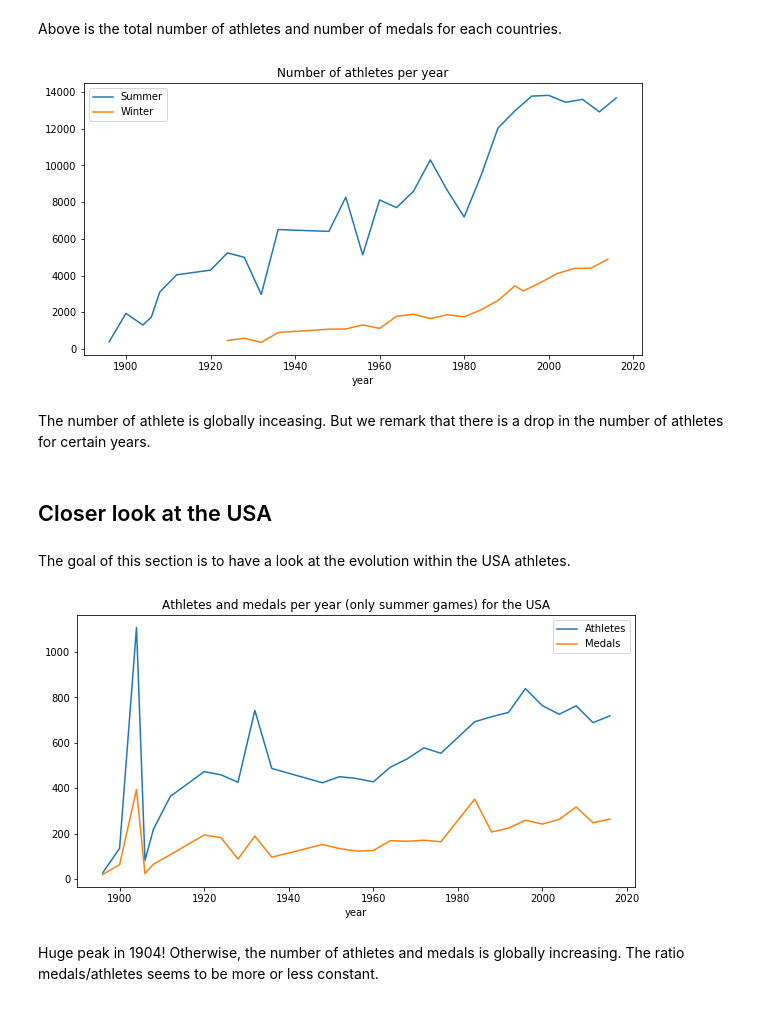
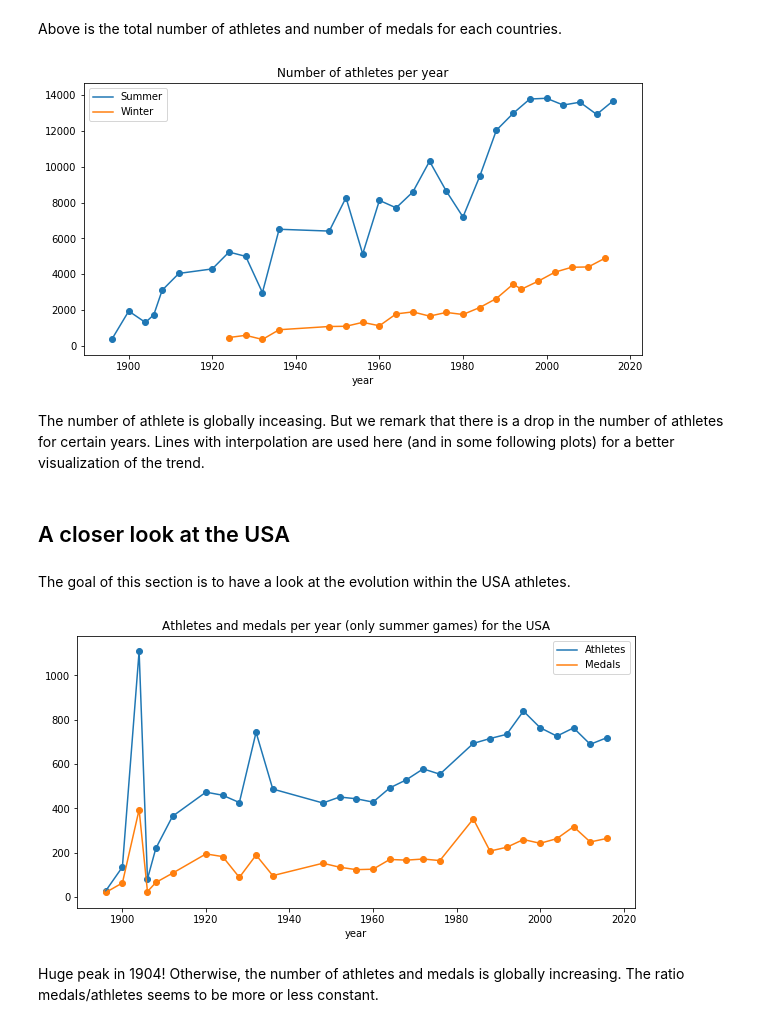
Before and after one commit to com-480-data-visualization/com-480-project-euch, a Jupyter notebook: EDA.ipynb, the cells around one changed output. Saved outputs shown, nothing was run; the diff lists cells and outputs as text; code cells hidden in the pictures.

```diff
--- a/EDA.ipynb
+++ b/EDA.ipynb
@@ -196,15 +237,20 @@ athletes_year_winter = full_data[full_data.season == 'Winter'].groupby('year').i
 fig, ax = plt.subplots(figsize=(10,5))
 athletes_year_summer.plot.line(label='Summer')
 athletes_year_winter.plot.line(label='Winter')
+
+ax.scatter(x=athletes_year_summer.index.values, y=athletes_year_summer.values)
+ax.scatter(x=athletes_year_winter.index.values, y=athletes_year_winter.values)
+
+
 ax.set_title('Number of athletes per year')
 ax.legend()
 plt.show()
 # %% [output]
-[figure, old version]
+[figure, new version]
 # %% [markdown]
-The number of athlete is globally inceasing. But we remark that there is a drop in the number of athletes for certain years.
+The number of athlete is globally inceasing. But we remark that there is a drop in the number of athletes for certain years. Lines with interpolation are used here (and in some following plots) for a better visualization of the trend.
 # %% [markdown]
-## Closer look at the USA
+## A closer look at the USA
 # %% [markdown]
 The goal of this section is to have a look at the evolution within the USA athletes.
 # %%
@@ -214,13 +260,19 @@ usa = usa[(usa.noc == 'USA') & (usa.season == 'Summer')]
 usa_athletes_year = usa.groupby('year')[['id', 'medal']].count()
 # %%
 fig, ax = plt.subplots(figsize=(10,5))
+
 usa_athletes_year.id.plot.line(label='Athletes')
 usa_athletes_year.medal.plot.line(label='Medals')
+
+ax.scatter(x=usa_athletes_year.id.index.values, y=usa_athletes_year.id.values)
+
+ax.scatter(x=usa_athletes_year.medal.index.values, y=usa_athletes_year.medal.values)
+
 ax.set_title('Athletes and medals per year (only summer games) for the USA')
 ax.legend()
 plt.show()
 # %% [output]
-[figure, old version]
+[figure, new version]
 # %% [markdown]
 Huge peak in 1904! Otherwise, the number of athletes and medals is globally increasing. The ratio medals/athletes seems to be more or less constant.
 # %%
```
Also changed, not shown: parts of 30 cells of this notebook.
